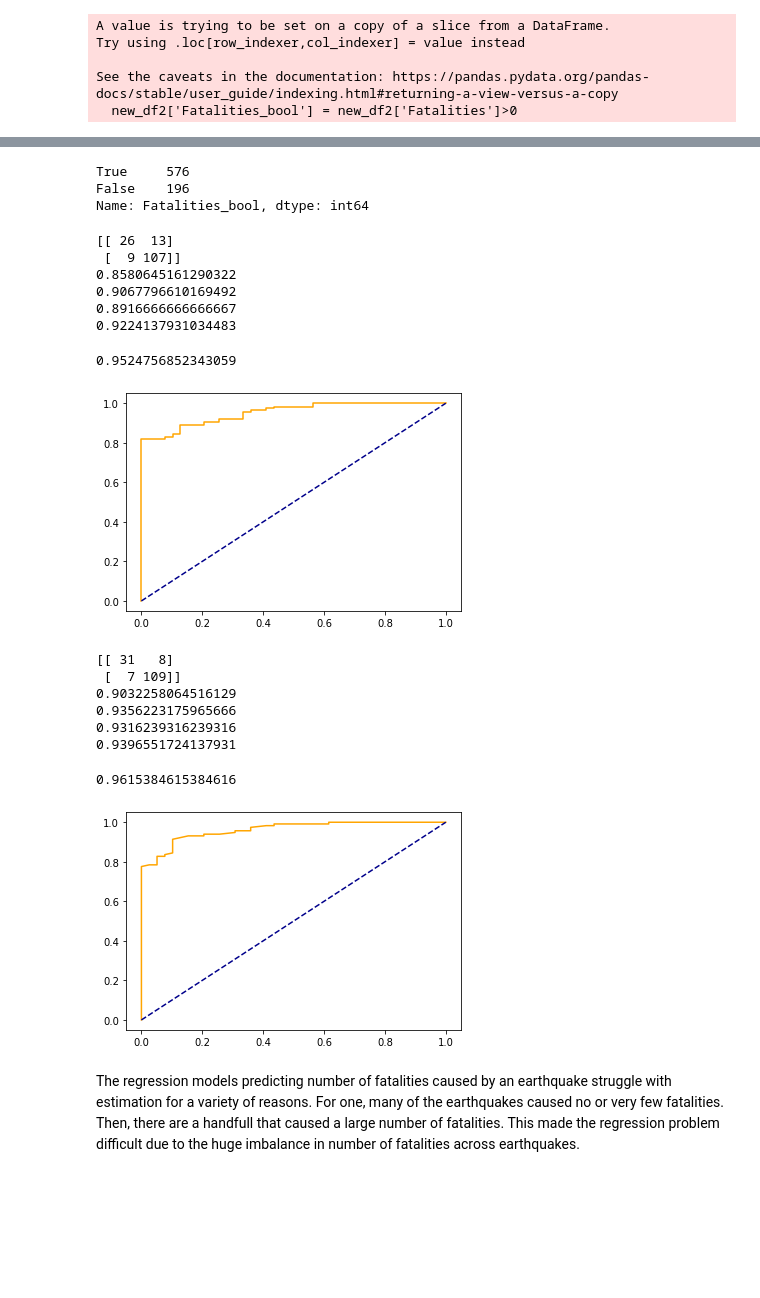
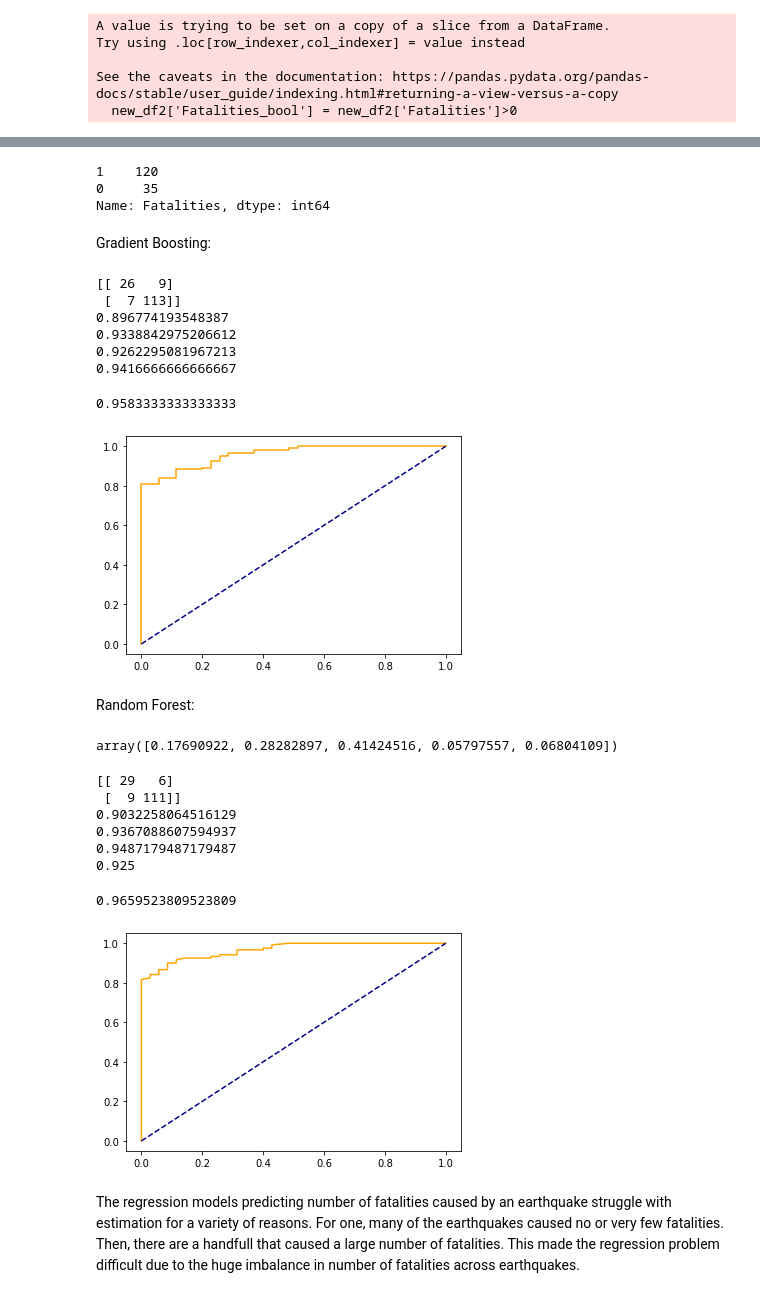
Before and after one commit to trgrimm/Earthquake_Fatality_Prediction, a Jupyter notebook: Earthquake Models.ipynb, the cells around one changed output, grey strips where cells are left out. Drawn from its saved outputs; the diff is of its cells as text; code cells hidden in the pictures; blank space fills up the shorter version.

```diff
--- a/Earthquake Models.ipynb
+++ b/Earthquake Models.ipynb
@@ -458,6 +465,6 @@ from sklearn.naive_bayes import GaussianNB
 from sklearn.metrics import confusion_matrix, f1_score, precision_score, recall_score, roc_auc_score, roc_curve, accuracy_score
 # %%
-new_df2 = all_earthquakes[['Lat.', 'Long.', 'Fatalities', 'Magnitude', 'Month', 'Hour']]
+new_df2 = all_earthquakes[['DateTime','Lat.', 'Long.', 'Fatalities', 'Magnitude', 'Month', 'Hour']]
 new_df2['Fatalities_bool'] = new_df2['Fatalities']>0
 # %% [output]
 A value is trying to be set on a copy of a slice from a DataFrame.
@@ -467,0 +477,4 @@ See the caveats in the documentation: https://pandas.pydata.org/pandas-docs/stab
+# %%
+# Remove obs. 34 since it has a messed up Longitude coordinate (11287)
+new_df2 = new_df2.drop(index=34)
+new_df2 = new_df2.reset_index()
@@ -505,11 +573,12 @@ roc_auc_score(y_test, y_prob)
 # %%
-new_df2.Fatalities_bool.value_counts()
-
-# 576 of the earthquakes had fatalities, 196 of the earthquakes had no fatalities.
+y_test.value_counts()
+# In the test set, 117 had fatalities and 38 had no fatalities.
 # %% [output]
-True     576
-False    196
-Name: Fatalities_bool, dtype: int64
+1    120
+0     35
+Name: Fatalities, dtype: int64
+# %% [markdown]
+Gradient Boosting:
 # %%
 gbc = GradientBoostingClassifier()
 
@@ -530,48 +599,53 @@ y_prob = gbc.predict_proba(X_test)[:,1]
 fpr, tpr, thresh = roc_curve(y_test, y_prob)
 plt.plot(fpr, tpr, color='orange', label='ROC')
 plt.plot([0, 1], [0, 1], color='darkblue', linestyle='--')
-
 roc_auc_score(y_test, y_prob)
 # %% [output]
-[[ 26  13]
- [  9 107]]
-0.8580645161290322
-0.9067796610169492
-0.8916666666666667
-0.9224137931034483
+[[ 26   9]
+ [  7 113]]
+0.896774193548387
+0.9338842975206612
+0.9262295081967213
+0.9416666666666667
-0.9524756852343059
+0.9583333333333333
-[figure, old version]
+[figure, new version]
+# %% [markdown]
+Random Forest:
+# %%
+rfc = RandomForestClassifier(n_estimators=100, n_jobs=4, random_state=123)
+
+rfc.fit(X_train, y_train)
+
+rfc_preds = rfc.predict(X_test)
+
+rfc.feature_importances_
+
+# It appears that feature 3, Magnitude, is the most important feature.
+# %% [output]
+array([0.17690922, 0.28282897, 0.41424516, 0.05797557, 0.06804109])
 # %%
-rfc = RandomForestClassifier(n_estimators=100, n_jobs=4)
-
-rfc.fit(X_train, y_train)
-
-rfc_preds = rfc.predict(X_test)
-
-y_test
-
 print(confusion_matrix(y_test, rfc_preds))
 
 print(accuracy_score(y_test, rfc_preds))
 print(f1_score(y_test, rfc_preds))
 print(precision_score(y_test, rfc_preds))
 print(recall_score(y_test, rfc_preds))
 
 y_prob = rfc.predict_proba(X_test)[:,1]
 fpr, tpr, thresh = roc_curve(y_test, y_prob)
 plt.plot(fpr, tpr, color='orange', label='ROC')
 plt.plot([0, 1], [0, 1], color='darkblue', linestyle='--')
 
 roc_auc_score(y_test, y_prob)
 # %% [output]
-[[ 31   8]
- [  7 109]]
+[[ 29   6]
+ [  9 111]]
 0.9032258064516129
-0.9356223175965666
-0.9316239316239316
-0.9396551724137931
+0.9367088607594937
+0.9487179487179487
+0.925
-0.9615384615384616
+0.9659523809523809
-[figure, old version]
+[figure, new version]
 # %% [markdown]
 The regression models predicting number of fatalities caused by an earthquake struggle with estimation for a variety of reasons. For one, many of the earthquakes caused no or very few fatalities. Then, there are a handfull that caused a large number of fatalities. This made the regression problem difficult due to the huge imbalance in number of fatalities across earthquakes.
 # %% [markdown]
```
Also changed, not shown: parts of 16 cells of this notebook.
